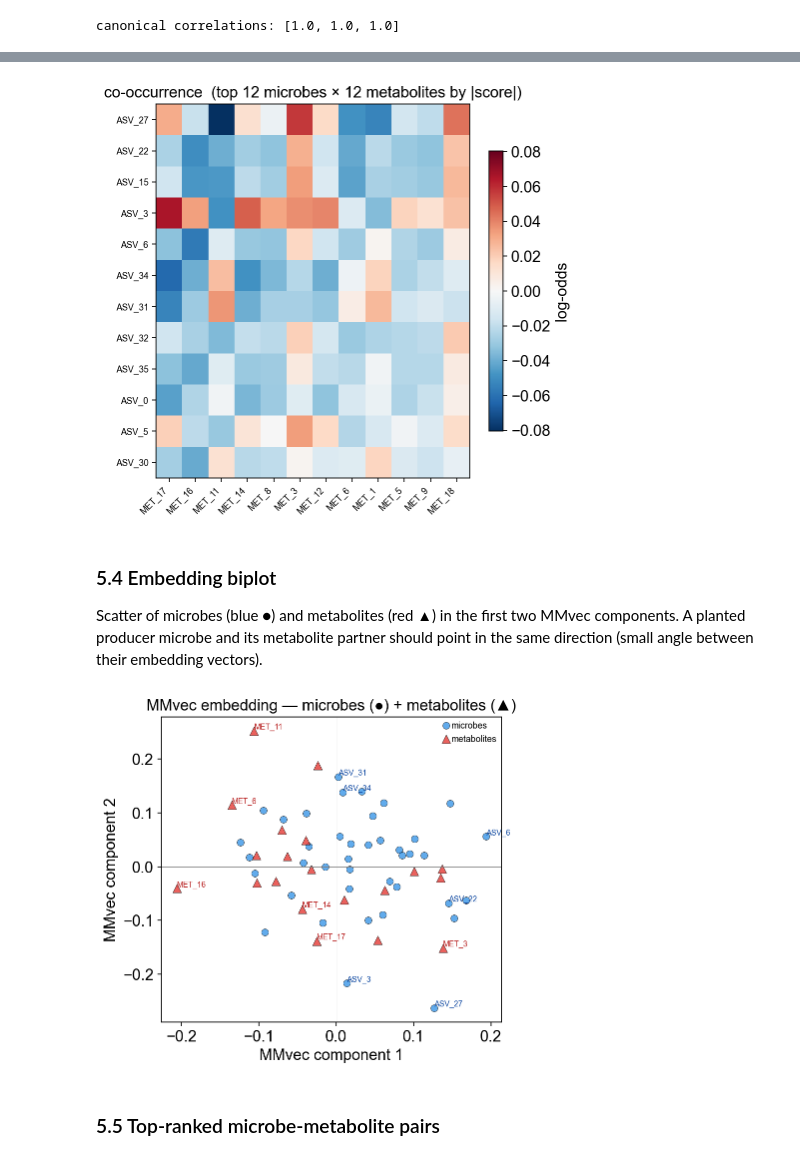
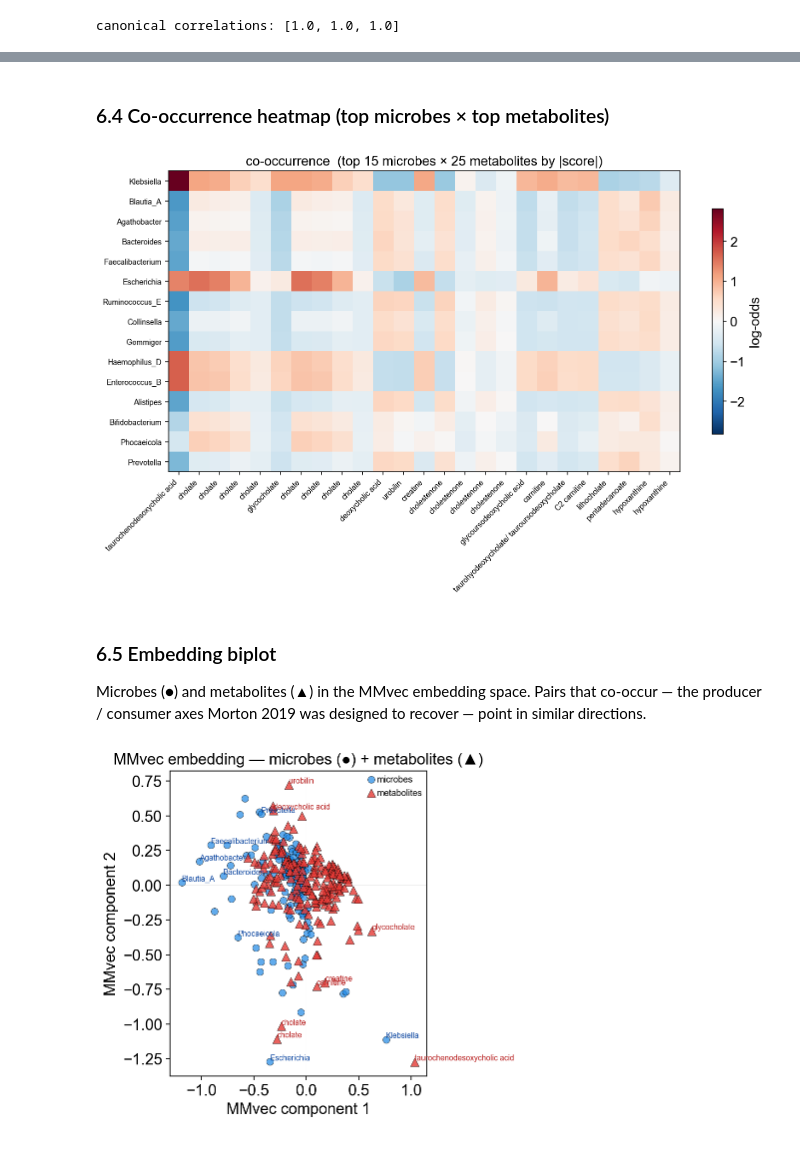
Before and after one commit to DBinary/omicverse-tutorials, a Jupyter notebook: docs/Tutorials-Multi-Omics/micro-meta/t_micro_metabol_paired.ipynb, the cells around one changed output, grey strips where cells are left out. Drawn from its saved outputs; the diff is of its cells as text; code cells hidden in the pictures.

```diff
--- a/docs/Tutorials-Multi-Omics/micro-meta/t_micro_metabol_paired.ipynb
+++ b/docs/Tutorials-Multi-Omics/micro-meta/t_micro_metabol_paired.ipynb
@@ -71,0 +41,7 @@ metabolite AnnData: (30, 20)
+# %%
+adata_mb, adata_mt = ov.micro.fetch_franzosa_ibd_2019(
+    data_dir='/scratch/users/steorra/analysis/omicverse_dev/cache/franzosa_2019',
+)
+print('microbes   :', adata_mb.shape)
+print('metabolites:', adata_mt.shape)
+adata_mb.obs['Study.Group'].value_counts()
@@ -71,0 +67,11 @@ metabolite AnnData: (30, 20)
+# %%
+# microbes: top 150 by total pseudo-count (MMvec scales as M × N × K).
+ab_rank = np.argsort(-np.asarray(adata_mb.X).sum(axis=0))[:150]
+adata_mb_f = adata_mb[:, ab_rank].copy()
+# metabolites: keep annotated clusters, then top 200 by variance.
+adata_mt_named = adata_mt[:, adata_mt.var['name'].notna()].copy()
+var_rank = np.argsort(-np.asarray(adata_mt_named.X).var(axis=0))[:200]
+adata_mt_f = adata_mt_named[:, var_rank].copy()
+adata_mt_f.var_names = adata_mt_f.var['name'].astype(str).values
+print('microbes after filter   :', adata_mb_f.shape)
+print('metabolites after filter:', adata_mt_f.shape)
@@ -156,7 +188,7 @@ sample split).
 # %%
-mmvec = ov.micro.MMvec(n_latent=3, epochs=800, val_frac=0.15,
-                        patience=100, seed=0)
-mmvec.fit(adata_mb, adata_mt)
+mmvec = ov.micro.MMvec(n_latent=4, epochs=600, val_frac=0.15,
+                        patience=80, seed=0)
+mmvec.fit(adata_mb_f, adata_mt_f)
 print('best validation epoch:', mmvec.best_epoch_)
 print('final train loss:    ', round(mmvec.loss_history_[-1], 4))
 # %% [output]
@@ -178,19 +225,18 @@ the most-extreme rows and columns so the plot stays readable.
+# %% [markdown]
+### 6.4 Co-occurrence heatmap (top microbes × top metabolites)
 # %%
-ov.micro.plot_cooccurrence(mmvec.cooccurrence(), top_n=12)
+ov.micro.plot_cooccurrence(mmvec.cooccurrence(), top_n=15)
 plt.tight_layout(); plt.show()
 # %% [output]
-[figure, old version]
+[figure, new version]
-# %% [markdown]
-### 5.4 Embedding biplot
-
-Scatter of microbes (blue ●) and metabolites (red ▲) in the first two
-MMvec components. A planted producer microbe and its metabolite
-partner should point in the same direction (small angle between their
-embedding vectors).
+# %% [markdown]
+### 6.5 Embedding biplot
+
+Microbes (●) and metabolites (▲) in the MMvec embedding space.
+Pairs that co-occur — the producer / consumer axes Morton 2019
+was designed to recover — point in similar directions.
 # %%
-ov.micro.plot_embedding_biplot(mmvec, components=(0, 1), label_top=6)
+ov.micro.plot_embedding_biplot(mmvec, components=(0, 1), label_top=8)
 plt.tight_layout(); plt.show()
 # %% [output]
-[figure, old version]
+[figure, new version]
-# %% [markdown]
-### 5.5 Top-ranked microbe-metabolite pairs
```
Also changed, not shown: parts of 37 cells of this notebook.
